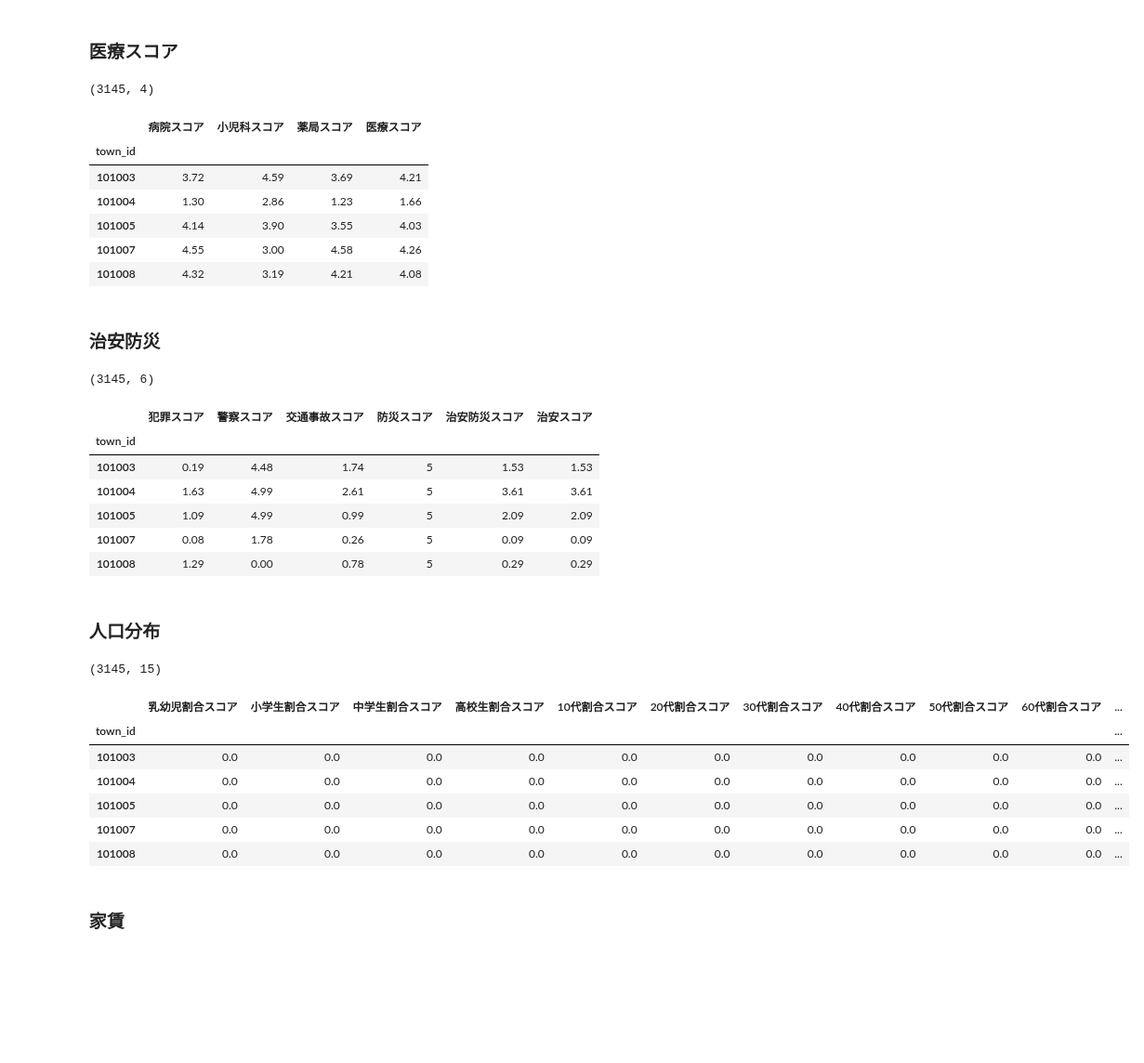
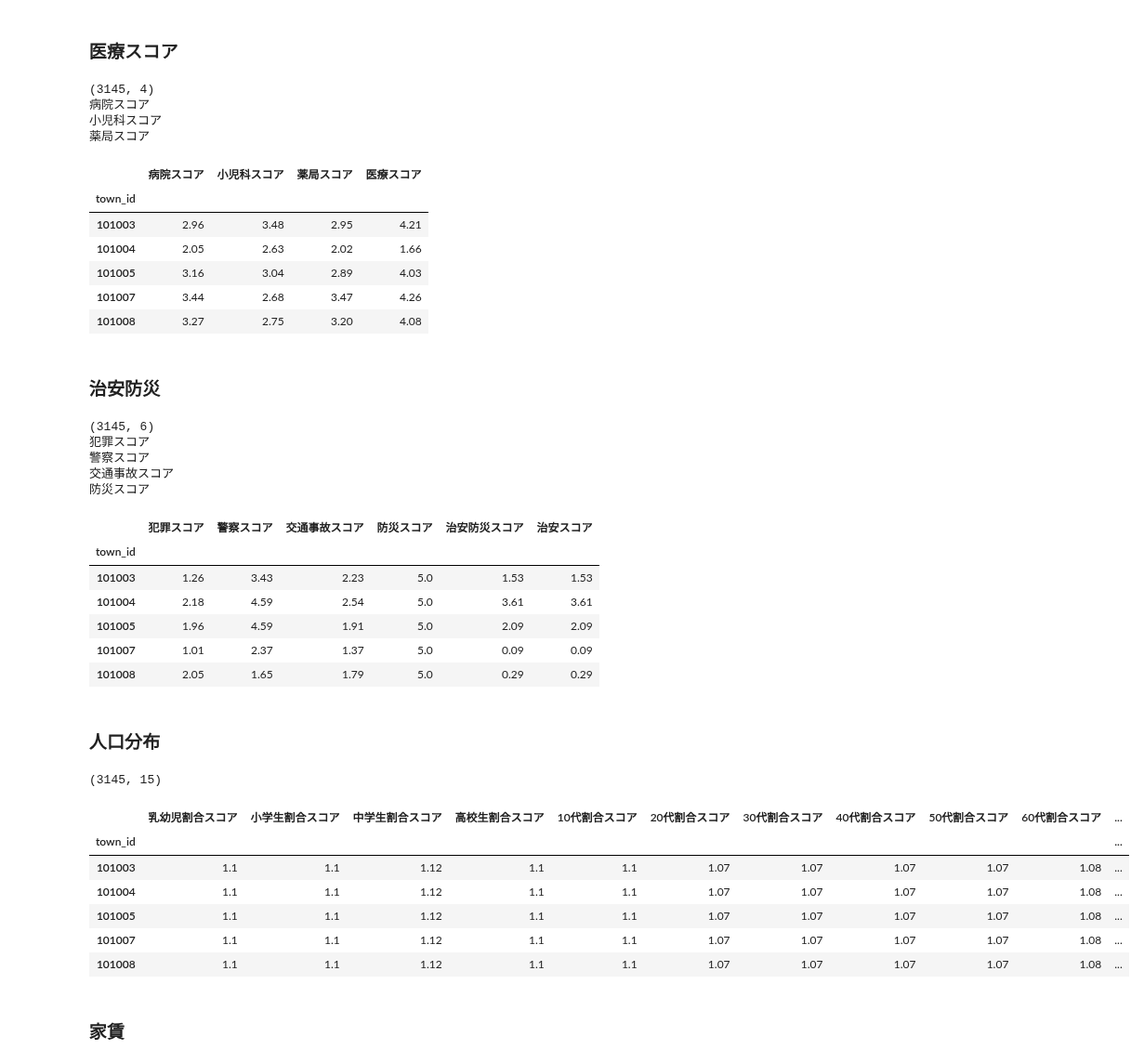
Before and after one commit to z-guard/analysis, a Jupyter notebook: notebooks/all_town_score.ipynb, the cells around one changed output. Shown at 93% size. Drawn from its saved outputs; the diff is of its cells as text; code cells hidden in the pictures; blank space fills up the shorter version.

Commit message:
update: rank_score

```diff
--- a/notebooks/all_town_score.ipynb
+++ b/notebooks/all_town_score.ipynb
@@ -174,6 +200,9 @@ df_convenience = pd.read_csv(os.path.join(DIR_NAME, 'convenience_score.csv'))[[
     'レストラン(チェーン店)(数)', '飲み屋(数)'
 ]].set_index('town_id')
 
+for col in ['買い物スコア', '駅スコア', '飲食店スコア']:
+    df_convenience[col] = rank_score(df_convenience[col]).round(2)
+
 df_convenience['レストラン(数)'] = df_convenience['レストラン(数)'] + df_convenience['レストラン(チェーン店)(数)']
 df_convenience['カフェ(数)'] = df_convenience['カフェ(数)'] + df_convenience['カフェ(チェーン店)(数)']
 df_convenience['チェーン店(数)'] = df_convenience['レストラン(チェーン店)(数)'] + df_convenience['カフェ(チェーン店)(数)'] + df_convenience['ファストフード(数)']
@@ -194,6 +223,10 @@ df_convenience.head()
 # %%
 df_environment = pd.read_csv(os.path.join(DIR_NAME, 'environment_score.csv')).set_index('town_id')
 print(df_environment.shape)
+
+for col in df_environment.columns[:-1]:
+    print(col)
+    df_environment[col] = rank_score(df_environment[col]).round(2)
 df_environment.head()
 # %% [output]
 (3145, 6)
@@ -211,16 +249,23 @@ df_medical = pd.read_csv(os.path.join(DIR_NAME, 'medical_score.csv'))[[
     'town_id', '病院スコア', '小児科スコア', '薬局スコア', '医療スコア'
 ]].set_index('town_id')
 print(df_medical.shape)
+
+for col in df_medical.columns[:-1]:
+    print(col)
+    df_medical[col] = rank_score(df_medical[col]).round(2)
 df_medical.head()
 # %% [output]
 (3145, 4)
+病院スコア
+小児科スコア
+薬局スコア
 |  | 病院スコア | 小児科スコア | 薬局スコア | 医療スコア |
 | town_id |  |  |  |  |
-| 101003 | 3.72 | 4.59 | 3.69 | 4.21 |
-| 101004 | 1.30 | 2.86 | 1.23 | 1.66 |
-| 101005 | 4.14 | 3.90 | 3.55 | 4.03 |
-| 101007 | 4.55 | 3.00 | 4.58 | 4.26 |
-| 101008 | 4.32 | 3.19 | 4.21 | 4.08 |
+| 101003 | 2.96 | 3.48 | 2.95 | 4.21 |
+| 101004 | 2.05 | 2.63 | 2.02 | 1.66 |
+| 101005 | 3.16 | 3.04 | 2.89 | 4.03 |
+| 101007 | 3.44 | 2.68 | 3.47 | 4.26 |
+| 101008 | 3.27 | 2.75 | 3.20 | 4.08 |
 # %% [markdown]
 ### 治安防災
 # %%
@@ -229,35 +274,46 @@ df_security = pd.read_csv(os.path.join(DIR_NAME, 'security_score.csv'))[[
 ]].set_index('town_id')
 df_security['治安スコア'] = df_security['治安防災スコア']   # 互換性のため
 print(df_security.shape)
+
+for col in df_security.columns[:-2]:
+    print(col)
+    df_security[col] = rank_score(df_security[col]).round(2)
 df_security.head()
 # %% [output]
 (3145, 6)
+犯罪スコア
+警察スコア
+交通事故スコア
+防災スコア
 |  | 犯罪スコア | 警察スコア | 交通事故スコア | 防災スコア | 治安防災スコア | 治安スコア |
 | town_id |  |  |  |  |  |  |
-| 101003 | 0.19 | 4.48 | 1.74 | 5 | 1.53 | 1.53 |
-| 101004 | 1.63 | 4.99 | 2.61 | 5 | 3.61 | 3.61 |
-| 101005 | 1.09 | 4.99 | 0.99 | 5 | 2.09 | 2.09 |
-| 101007 | 0.08 | 1.78 | 0.26 | 5 | 0.09 | 0.09 |
-| 101008 | 1.29 | 0.00 | 0.78 | 5 | 0.29 | 0.29 |
+| 101003 | 1.26 | 3.43 | 2.23 | 5.0 | 1.53 | 1.53 |
+| 101004 | 2.18 | 4.59 | 2.54 | 5.0 | 3.61 | 3.61 |
+| 101005 | 1.96 | 4.59 | 1.91 | 5.0 | 2.09 | 2.09 |
+| 101007 | 1.01 | 2.37 | 1.37 | 5.0 | 0.09 | 0.09 |
+| 101008 | 2.05 | 1.65 | 1.79 | 5.0 | 0.29 | 0.29 |
 # %% [markdown]
 ### 人口分布
 # %%
 df_pop_rate = pd.read_csv(os.path.join(DIR_NAME, 'population_score.csv'))[[
     'town_id', '乳幼児割合スコア', '小学生割合スコア', '中学生割合スコア', '高校生割合スコア',
     '10代割合スコア', '20代割合スコア', '30代割合スコア', '40代割合スコア', '50代割合スコア', '60代割合スコア',
     '10代_子割合スコア', '20代_子割合スコア', '30代_子割合スコア', '40代_子割合スコア', '50代_子割合スコア',
 ]].set_index('town_id')
 print(df_pop_rate.shape)
+
+for col in df_pop_rate.columns:
+    df_pop_rate[col] = rank_score(df_pop_rate[col]).round(2)
 df_pop_rate.head()
 # %% [output]
 (3145, 15)
 |  | 乳幼児割合スコア | 小学生割合スコア | 中学生割合スコア | 高校生割合スコア | 10代割合スコア | 20代割合スコア | 30代割合スコア | 40代割合スコア | 50代割合スコア | 60代割合スコア | ... |
 | town_id |  |  |  |  |  |  |  |  |  |  | ... |
-| 101003 | 0.0 | 0.0 | 0.0 | 0.0 | 0.0 | 0.0 | 0.0 | 0.0 | 0.0 | 0.0 | ... |
-| 101004 | 0.0 | 0.0 | 0.0 | 0.0 | 0.0 | 0.0 | 0.0 | 0.0 | 0.0 | 0.0 | ... |
-| 101005 | 0.0 | 0.0 | 0.0 | 0.0 | 0.0 | 0.0 | 0.0 | 0.0 | 0.0 | 0.0 | ... |
-| 101007 | 0.0 | 0.0 | 0.0 | 0.0 | 0.0 | 0.0 | 0.0 | 0.0 | 0.0 | 0.0 | ... |
-| 101008 | 0.0 | 0.0 | 0.0 | 0.0 | 0.0 | 0.0 | 0.0 | 0.0 | 0.0 | 0.0 | ... |
+| 101003 | 1.1 | 1.1 | 1.12 | 1.1 | 1.1 | 1.07 | 1.07 | 1.07 | 1.07 | 1.08 | ... |
+| 101004 | 1.1 | 1.1 | 1.12 | 1.1 | 1.1 | 1.07 | 1.07 | 1.07 | 1.07 | 1.08 | ... |
+| 101005 | 1.1 | 1.1 | 1.12 | 1.1 | 1.1 | 1.07 | 1.07 | 1.07 | 1.07 | 1.08 | ... |
+| 101007 | 1.1 | 1.1 | 1.12 | 1.1 | 1.1 | 1.07 | 1.07 | 1.07 | 1.07 | 1.08 | ... |
+| 101008 | 1.1 | 1.1 | 1.12 | 1.1 | 1.1 | 1.07 | 1.07 | 1.07 | 1.07 | 1.08 | ... |
 # %% [markdown]
 ### 家賃
 # %%
```
Also changed, not shown: parts of 6 cells of this notebook.
